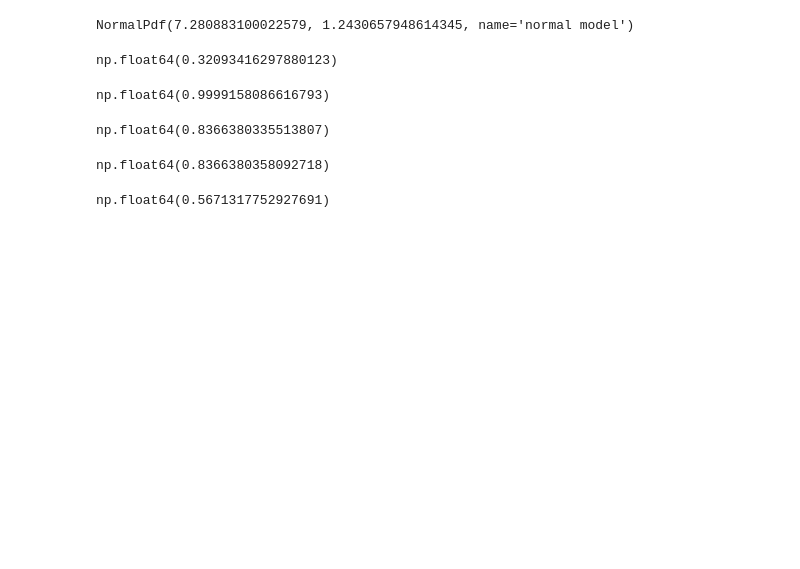
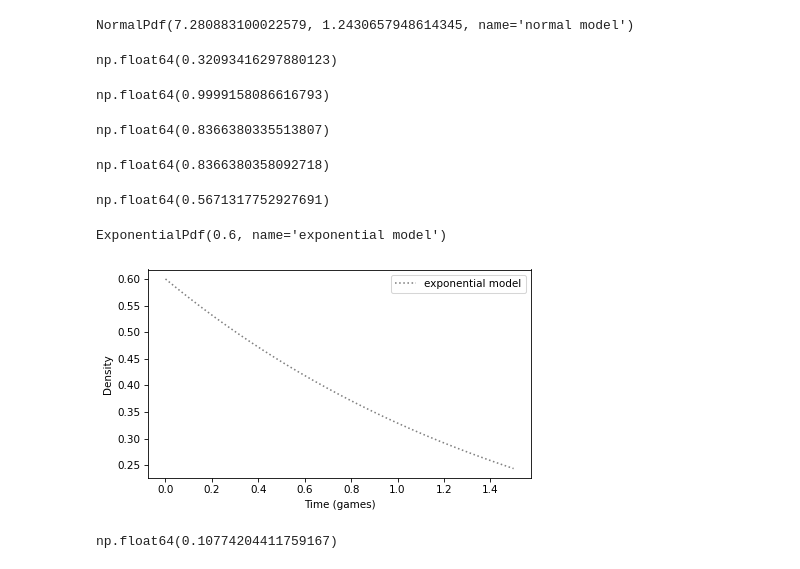
Before and after one commit to lochnes-007/EDA, a Jupyter notebook: nsfg.ipynb, the cells around one changed output. Saved outputs shown, nothing was run; the diff lists cells and outputs as text; code cells hidden in the pictures; blank space fills up the shorter version.

```diff
--- a/nsfg.ipynb
+++ b/nsfg.ipynb
@@ -1326,0 +1330,17 @@ np.float64(0.5671317752927691)
+# %%
+from thinkstats import ExponentialPdf
+lam = 0.6
+pdf_expo = ExponentialPdf(lam, name="exponential model")
+pdf_expo
+# %% [output]
+ExponentialPdf(0.6, name='exponential model')
+# %%
+qs = np.linspace(0, 1.5, 201)
+pdf_expo.plot(qs, ls=":", color="gray")
+decorate(xlabel="Time (games)", ylabel="Density")
+# %% [output]
+[figure, added]
+# %%
+area_under(pdf_expo, 0, 0.019)
+# %% [output]
+np.float64(0.10774204411759167)
```
Also changed, not shown: parts of 6 cells of this notebook.
